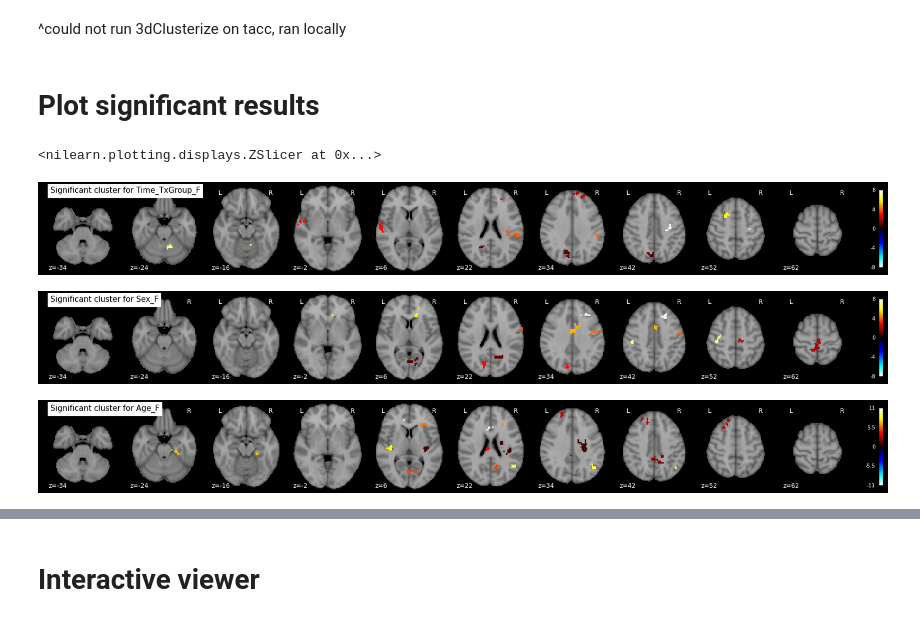
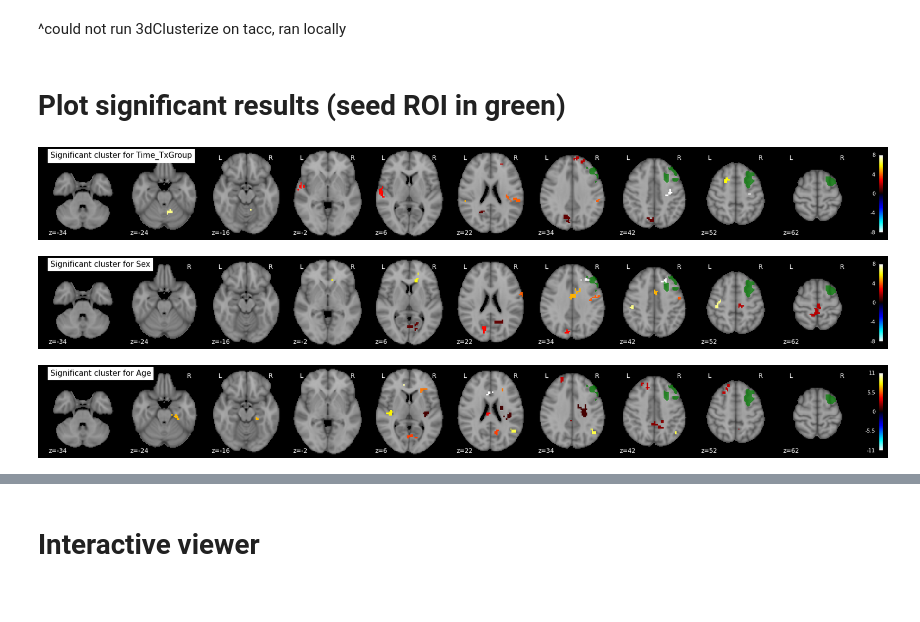
Before and after one commit to tbweng/lllt, a Jupyter notebook: lme.ipynb, the cells around one changed output, grey strips where cells are left out. Saved outputs shown, nothing was run; the diff lists cells and outputs as text; code cells hidden in the pictures.

Commit message:
update plots

```diff
--- a/lme.ipynb
+++ b/lme.ipynb
@@ -357,37 +357,19 @@ mkdir: cannot create directory '/home1/06028/tbweng/R': File exists
 # %% [markdown]
 ^could not run 3dClusterize on tacc, ran locally
 # %% [markdown]
-# Plot significant results
+# Plot significant results (seed ROI in green)
 # %%
 # only ones with significant clusters: Age_F Sex_F Time_TxGroup_F
-lme_image = './ppi/connected_regions_0005/lme/lme-cluster_roi_Time_TxGroup_F.nii.gz'
-plotting.plot_stat_map(
-            lme_image,
+for i in ['Time_TxGroup', 'Sex', 'Age']:
+    display=plotting.plot_stat_map(
+            f'./ppi/connected_regions_0005/lme/lme-cluster_roi_{i}_F.nii.gz',
             display_mode="z",
             cut_coords=[-34, -24, -16, -2, 6, 22, 34, 42, 52, 62],
             black_bg=True,
-            title=f'Significant cluster for Time x TxGroup',
+            title=f'Significant cluster for {i}',
             symmetric_cbar=True)
-
-lme_image = './ppi/connected_regions_0005/lme/lme-cluster_roi_Sex_F.nii.gz'
-plotting.plot_stat_map(
-            lme_image,
-            display_mode="z",
-            cut_coords=[-34, -24, -16, -2, 6, 22, 34, 42, 52, 62],
-            black_bg=True,
-            title=f'Significant cluster for Sex',
-            symmetric_cbar=True)
-
-lme_image = './ppi/connected_regions_0005/lme/lme-cluster_roi_Age_F.nii.gz'
-plotting.plot_stat_map(
-            lme_image,
-            display_mode="z",
-            cut_coords=[-34, -24, -16, -2, 6, 22, 34, 42, 52, 62],
-            black_bg=True,
-            title=f'Significant cluster for Age',
-            symmetric_cbar=True)
+    display.add_contours('connected_regions_0005_bin.nii.gz', colors='g', alpha = .7, levels = [.5], filled = True)
 # %% [output]
-<nilearn.plotting.displays.ZSlicer at 0x...>
-[figure, old version]
+[figure, new version]
-[figure, old version]
+[figure, new version]
-[figure, old version]
+[figure, new version]
```
Also changed, not shown: parts of 1 cell of this notebook.
